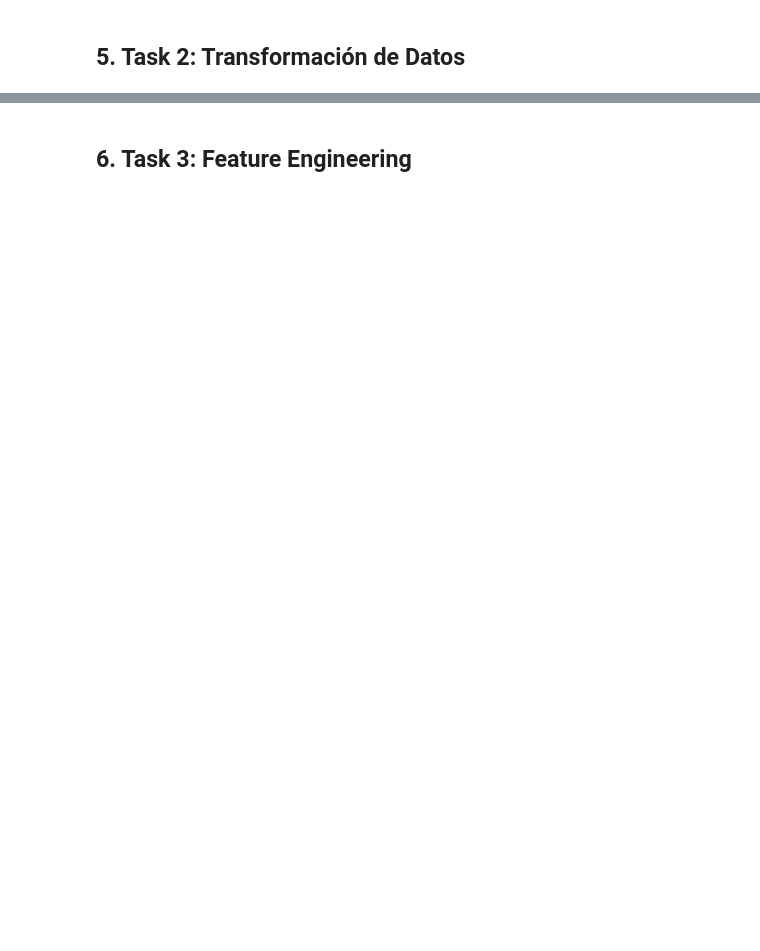
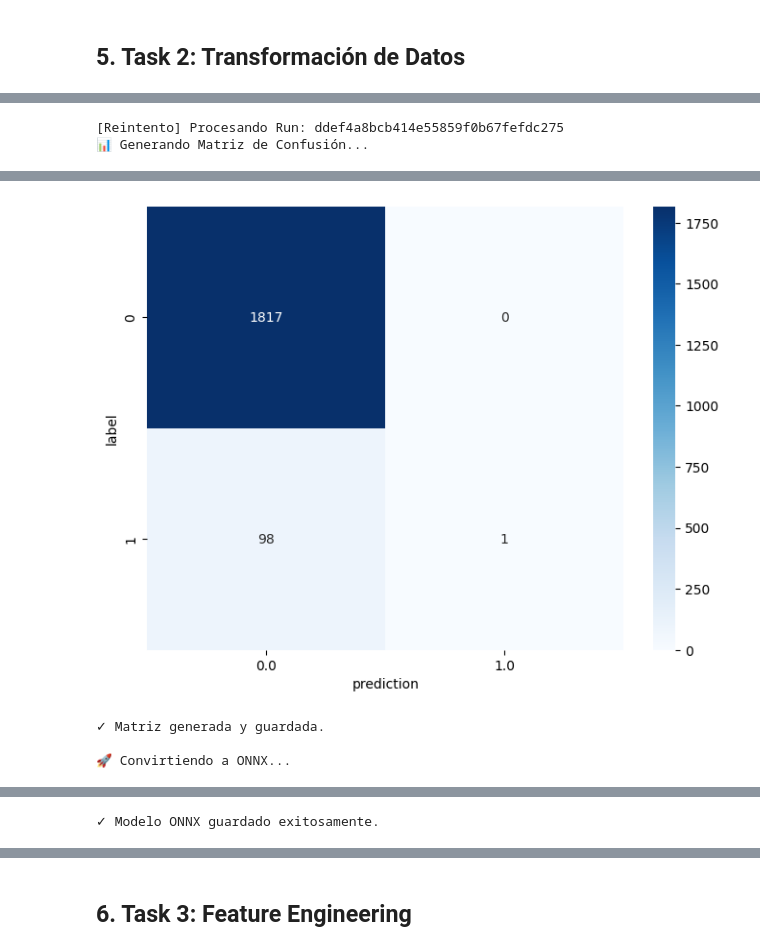
Before and after one commit to darwinyusef/ArchitectExamples, a Jupyter notebook: spark/notebooks/01_spark_airflow_mlflow.ipynb, the cells around one changed output, grey strips where cells are left out. Saved outputs shown, nothing was run; the diff lists cells and outputs as text; code cells hidden in the pictures; blank space fills up the shorter version.

Commit message:
configuracion confusion mlflow usando spark

```diff
--- a/spark/notebooks/01_spark_airflow_mlflow.ipynb
+++ b/spark/notebooks/01_spark_airflow_mlflow.ipynb
@@ -83,0 +71,16 @@ print(f"✓ MLflow experiment: {mlflow.get_experiment_by_name('spark-airflow-pip
+# %%
+
+local_registry = f"file://{os.getcwd()}/mlruns"
+mlflow.set_tracking_uri(local_registry)
+
+# 2. Configurar el experimento
+experiment_name = "spark-airflow-pipeline"
+mlflow.set_experiment(experiment_name)
+
+print(f"✓ Spark version: {spark.version}")
+print(f"✓ MLflow tracking URI: {mlflow.get_tracking_uri()}")
+
+# Verificación segura del experimento
+exp = mlflow.get_experiment_by_name(experiment_name)
+if exp:
+    print(f"✓ MLflow experiment: {exp.name} (ID: {exp.experiment_id})")
@@ -185,0 +289,59 @@ transformed_df.select('transaction_id', 'amount', 'amount_log', 'risk_score', 'i
+# %%
+import onnxruntime # Importamos para verificar que existe
+from pyspark.sql import SparkSession
+import mlflow.onnx
+
+def fix_and_run_tests(model, test_df, feature_names, run_id):
+    global spark
+
+    # Asegurar que Spark esté activo
+    spark = SparkSession.builder.getOrCreate()
+
+    print(f"\n[Reintento] Procesando Run: {run_id}")
+
+    with mlflow.start_run(run_id=run_id):
+
+        # --- 1. Matriz de Confusión ---
+        try:
+            print("📊 Generando Matriz de Confusión...")
+            # Forzamos un cache para asegurar que los datos estén disponibles
+            test_df.cache()
+            predictions = model.transform(test_df)
+
+            # El error ocurría aquí; ahora Spark está garantizado
+            conf_data = predictions.groupBy('label', 'prediction').count().toPandas()
+
+            if not conf_data.empty:
+                conf_matrix = conf_data.pivot(index='label', columns='prediction', values='count').fillna(0)
+                plt.figure(figsize=(8, 6))
+                sns.heatmap(conf_matrix, annot=True, fmt='g', cmap='Blues')
+                plt.savefig("confusion_matrix_fixed.png")
+                mlflow.log_artifact("confusion_matrix_fixed.png", artifact_path="plots")
+                plt.show()
+                print("✓ Matriz generada y guardada.")
+        except Exception as e:
+            print(f"❌ Error en Matriz: {e}")
+
+        # --- 2. Exportar a ONNX ---
+        try:
+            print("\n🚀 Convirtiendo a ONNX...")
+            num_features = len(feature_names)
+            initial_types = [('features', FloatTensorType([None, num_features]))]
+
+            onnx_model = convert_sparkml(model, "SparkFraudModel", initial_types, spark_session=spark)
+
+            # Ahora con onnxruntime instalado, esto no fallará
+            mlflow.onnx.log_model(onnx_model, "model_onnx")
+
+            with open("fraud_model_final.onnx", "wb") as f:
+                f.write(onnx_model.SerializeToString())
+            print("✓ Modelo ONNX guardado exitosamente.")
+
+        except Exception as e:
+            print(f"❌ Error en ONNX: {e}")
+
+# Ejecutar
+fix_and_run_tests(model, test_df, feature_names, run_id)
+# %% [output]
+[Reintento] Procesando Run: ddef4a8bcb414e55859f0b67fefdc275
+📊 Generando Matriz de Confusión...
@@ -185,0 +350,4 @@ transformed_df.select('transaction_id', 'amount', 'amount_log', 'risk_score', 'i
+[figure, added]
+✓ Matriz generada y guardada.
+
+🚀 Convirtiendo a ONNX...
@@ -185,0 +371 @@ transformed_df.select('transaction_id', 'amount', 'amount_log', 'risk_score', 'i
+✓ Modelo ONNX guardado exitosamente.
```
Also changed, not shown: parts of 15 cells of this notebook, 15 other files.
